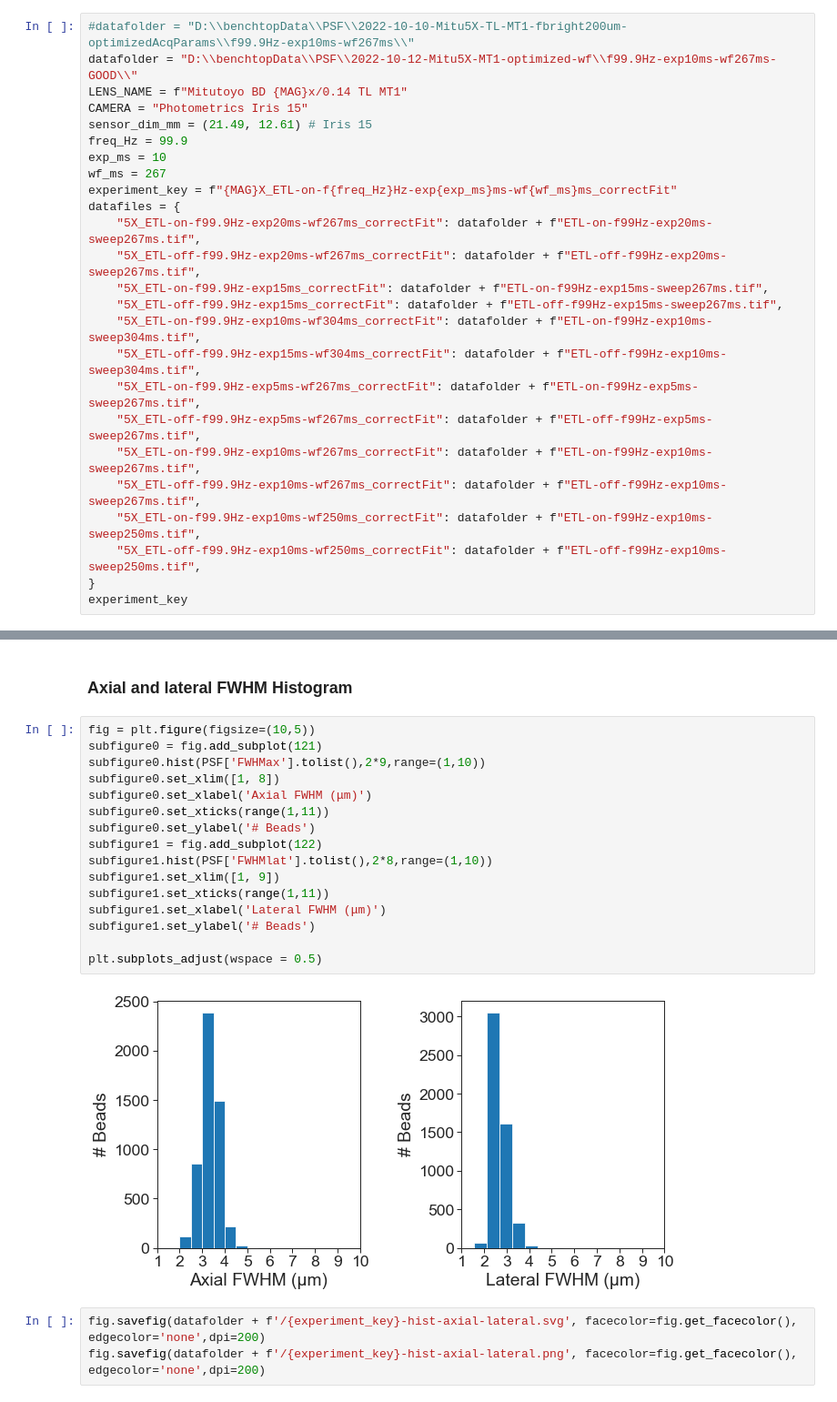
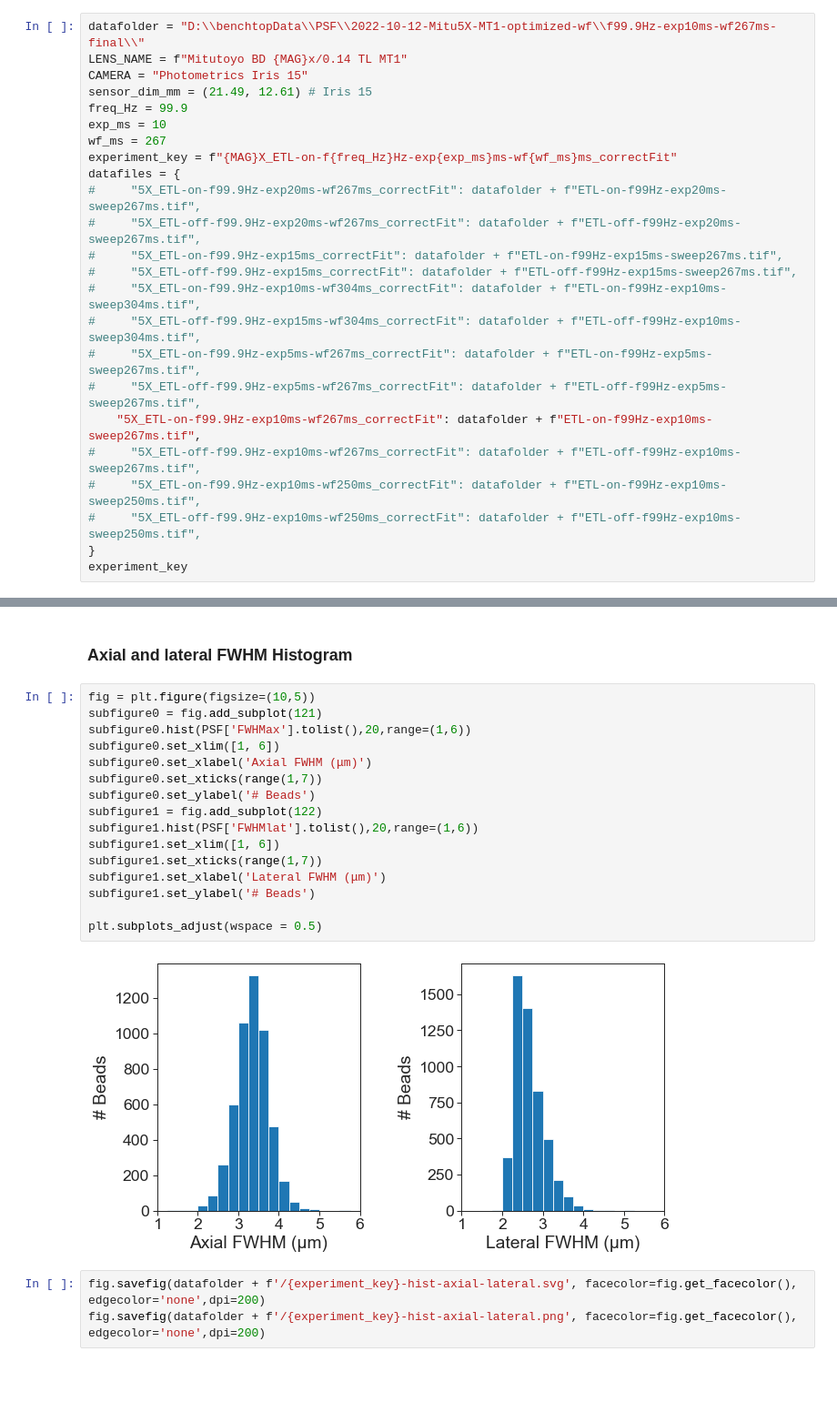
Before and after one commit to mesoSPIM/mesoSPIM-PSFanalysis, a Jupyter notebook: benchtop-MitutoyoBD-5X(TL-MT1)-ETL-on-final.ipynb, the cells around one changed output, grey strips where cells are left out. Shown at 91% size. Saved outputs shown, nothing was run; the diff lists cells and outputs as text; blank space fills up the shorter version.

```diff
--- a/benchtop-MitutoyoBD-5X(TL-MT1)-ETL-on-f99.9Hz-optimized.ipynb
+++ b/benchtop-MitutoyoBD-5X(TL-MT1)-ETL-on-final.ipynb
@@ -59,8 +53,7 @@ options
  'windowUm': [15, 15, 15],
  'thresh': 700}
 # %%
-#datafolder = "D:\\benchtopData\\PSF\\2022-10-10-Mitu5X-TL-MT1-fbright200um-optimizedAcqParams\\f99.9Hz-exp10ms-wf267ms\\"
-datafolder = "D:\\benchtopData\\PSF\\2022-10-12-Mitu5X-MT1-optimized-wf\\f99.9Hz-exp10ms-wf267ms-GOOD\\"
+datafolder = "D:\\benchtopData\\PSF\\2022-10-12-Mitu5X-MT1-optimized-wf\\f99.9Hz-exp10ms-wf267ms-final\\"
 LENS_NAME = f"Mitutoyo BD {MAG}x/0.14 TL MT1"
 CAMERA = "Photometrics Iris 15"
 sensor_dim_mm = (21.49, 12.61) # Iris 15
@@ -69,18 +62,18 @@ exp_ms = 10
 wf_ms = 267
 experiment_key = f"{MAG}X_ETL-on-f{freq_Hz}Hz-exp{exp_ms}ms-wf{wf_ms}ms_correctFit"
 datafiles = {
-    "5X_ETL-on-f99.9Hz-exp20ms-wf267ms_correctFit": datafolder + f"ETL-on-f99Hz-exp20ms-sweep267ms.tif",
-    "5X_ETL-off-f99.9Hz-exp20ms-wf267ms_correctFit": datafolder + f"ETL-off-f99Hz-exp20ms-sweep267ms.tif",
-    "5X_ETL-on-f99.9Hz-exp15ms_correctFit": datafolder + f"ETL-on-f99Hz-exp15ms-sweep267ms.tif",
-    "5X_ETL-off-f99.9Hz-exp15ms_correctFit": datafolder + f"ETL-off-f99Hz-exp15ms-sweep267ms.tif",
-    "5X_ETL-on-f99.9Hz-exp10ms-wf304ms_correctFit": datafolder + f"ETL-on-f99Hz-exp10ms-sweep304ms.tif",
-    "5X_ETL-off-f99.9Hz-exp15ms-wf304ms_correctFit": datafolder + f"ETL-off-f99Hz-exp10ms-sweep304ms.tif",
-    "5X_ETL-on-f99.9Hz-exp5ms-wf267ms_correctFit": datafolder + f"ETL-on-f99Hz-exp5ms-sweep267ms.tif",
-    "5X_ETL-off-f99.9Hz-exp5ms-wf267ms_correctFit": datafolder + f"ETL-off-f99Hz-exp5ms-sweep267ms.tif",
+#     "5X_ETL-on-f99.9Hz-exp20ms-wf267ms_correctFit": datafolder + f"ETL-on-f99Hz-exp20ms-sweep267ms.tif",
+#     "5X_ETL-off-f99.9Hz-exp20ms-wf267ms_correctFit": datafolder + f"ETL-off-f99Hz-exp20ms-sweep267ms.tif",
+#     "5X_ETL-on-f99.9Hz-exp15ms_correctFit": datafolder + f"ETL-on-f99Hz-exp15ms-sweep267ms.tif",
+#     "5X_ETL-off-f99.9Hz-exp15ms_correctFit": datafolder + f"ETL-off-f99Hz-exp15ms-sweep267ms.tif",
+#     "5X_ETL-on-f99.9Hz-exp10ms-wf304ms_correctFit": datafolder + f"ETL-on-f99Hz-exp10ms-sweep304ms.tif",
+#     "5X_ETL-off-f99.9Hz-exp15ms-wf304ms_correctFit": datafolder + f"ETL-off-f99Hz-exp10ms-sweep304ms.tif",
+#     "5X_ETL-on-f99.9Hz-exp5ms-wf267ms_correctFit": datafolder + f"ETL-on-f99Hz-exp5ms-sweep267ms.tif",
+#     "5X_ETL-off-f99.9Hz-exp5ms-wf267ms_correctFit": datafolder + f"ETL-off-f99Hz-exp5ms-sweep267ms.tif",
     "5X_ETL-on-f99.9Hz-exp10ms-wf267ms_correctFit": datafolder + f"ETL-on-f99Hz-exp10ms-sweep267ms.tif",
-    "5X_ETL-off-f99.9Hz-exp10ms-wf267ms_correctFit": datafolder + f"ETL-off-f99Hz-exp10ms-sweep267ms.tif",
-    "5X_ETL-on-f99.9Hz-exp10ms-wf250ms_correctFit": datafolder + f"ETL-on-f99Hz-exp10ms-sweep250ms.tif",
-    "5X_ETL-off-f99.9Hz-exp10ms-wf250ms_correctFit": datafolder + f"ETL-off-f99Hz-exp10ms-sweep250ms.tif",
+#     "5X_ETL-off-f99.9Hz-exp10ms-wf267ms_correctFit": datafolder + f"ETL-off-f99Hz-exp10ms-sweep267ms.tif",
+#     "5X_ETL-on-f99.9Hz-exp10ms-wf250ms_correctFit": datafolder + f"ETL-on-f99Hz-exp10ms-sweep250ms.tif",
+#     "5X_ETL-off-f99.9Hz-exp10ms-wf250ms_correctFit": datafolder + f"ETL-off-f99Hz-exp10ms-sweep250ms.tif",
 }
 experiment_key
 # %% [output]
@@ -229,21 +222,21 @@ plt.plot((PSF['X']*UmPerPxLat).tolist(), (PSF['Y']*UmPerPxLat).tolist(), 'y.', m
 # %%
 fig = plt.figure(figsize=(10,5))
 subfigure0 = fig.add_subplot(121)
-subfigure0.hist(PSF['FWHMax'].tolist(),2*9,range=(1,10))
-subfigure0.set_xlim([1, 8])
+subfigure0.hist(PSF['FWHMax'].tolist(),20,range=(1,6))
+subfigure0.set_xlim([1, 6])
 subfigure0.set_xlabel('Axial FWHM (μm)')
-subfigure0.set_xticks(range(1,11))
+subfigure0.set_xticks(range(1,7))
 subfigure0.set_ylabel('# Beads')
 subfigure1 = fig.add_subplot(122)
-subfigure1.hist(PSF['FWHMlat'].tolist(),2*8,range=(1,10))
-subfigure1.set_xlim([1, 9])
-subfigure1.set_xticks(range(1,11))
+subfigure1.hist(PSF['FWHMlat'].tolist(),20,range=(1,6))
+subfigure1.set_xlim([1, 6])
+subfigure1.set_xticks(range(1,7))
 subfigure1.set_xlabel('Lateral FWHM (μm)')
 subfigure1.set_ylabel('# Beads')
 
 plt.subplots_adjust(wspace = 0.5)
 # %% [output]
-[figure, old version]
+[figure, new version]
 # %%
 fig.savefig(datafolder + f'/{experiment_key}-hist-axial-lateral.svg', facecolor=fig.get_facecolor(), edgecolor='none',dpi=200)
 fig.savefig(datafolder + f'/{experiment_key}-hist-axial-lateral.png', facecolor=fig.get_facecolor(), edgecolor='none',dpi=200)
```
Also changed, not shown: parts of 8 cells of this notebook, 4 other files.
